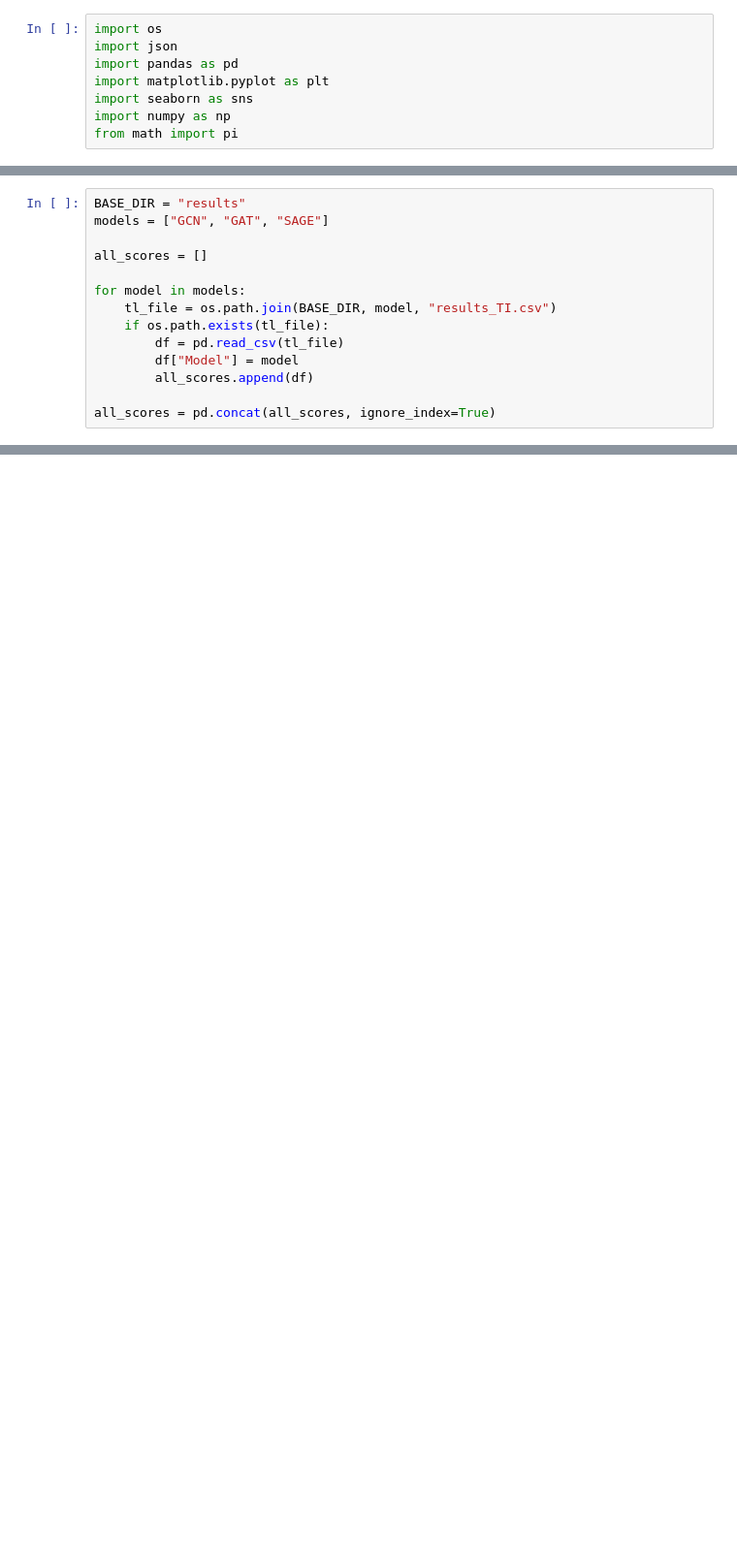
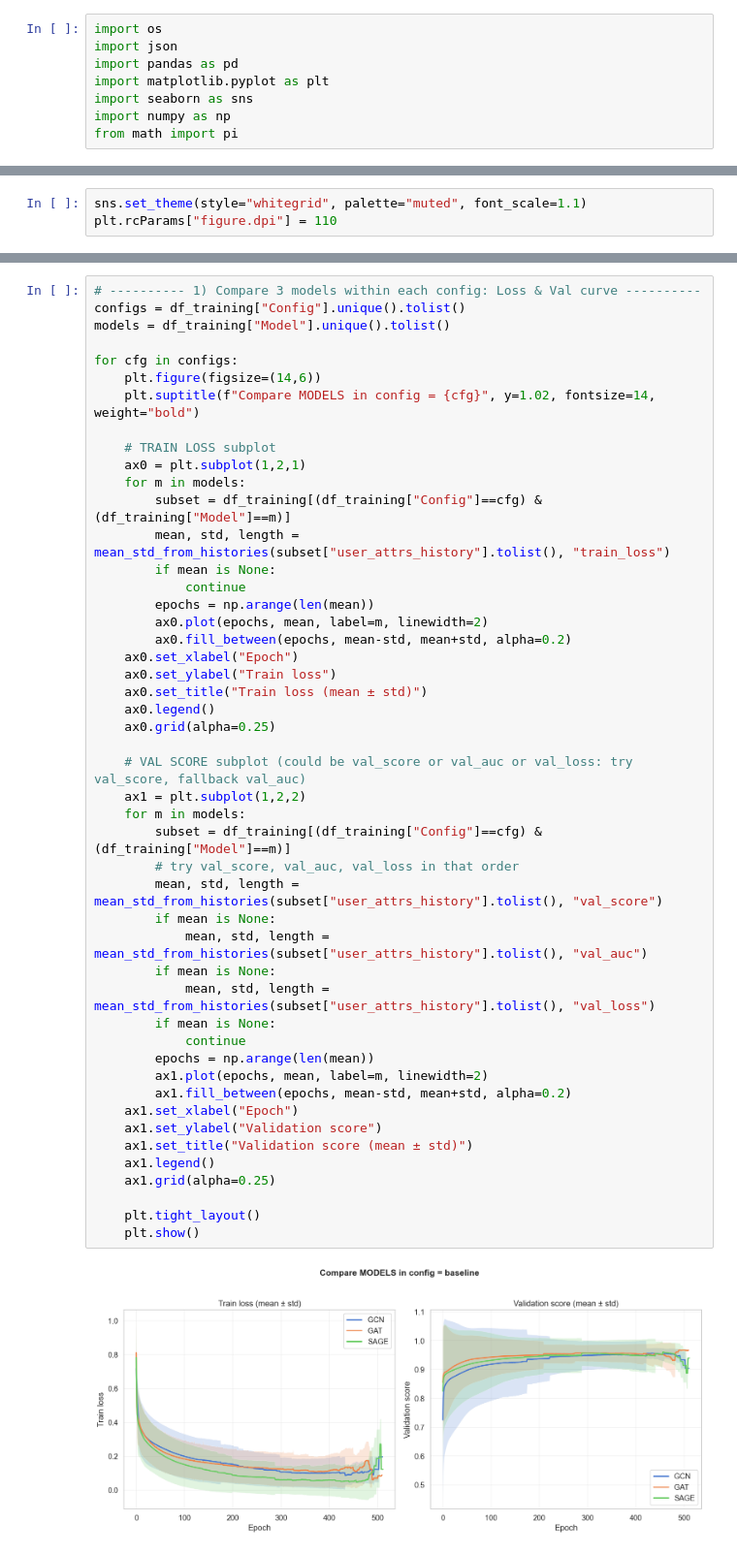
Before and after one commit to Tsun0193/Blockchain-Anomaly-Detection, a Jupyter notebook: data_visualization.ipynb, the cells around one changed output, grey strips where cells are left out. Shown at 97% size. Cells and saved outputs as stored; diff of their text form; blank space fills up the shorter version.

```diff
--- a/data_visualization.ipynb
+++ b/data_visualization.ipynb
@@ -361,14 +8,0 @@ plt.show()
-# %%
-BASE_DIR = "results"
-models = ["GCN", "GAT", "SAGE"]
-
-all_scores = []
-
-for model in models:
-    tl_file = os.path.join(BASE_DIR, model, "results_TI.csv")
-    if os.path.exists(tl_file):
-        df = pd.read_csv(tl_file)
-        df["Model"] = model
-        all_scores.append(df)
-
-all_scores = pd.concat(all_scores, ignore_index=True)
@@ -401,0 +9,3 @@ plt.show()
+# %%
+sns.set_theme(style="whitegrid", palette="muted", font_scale=1.1)
+plt.rcParams["figure.dpi"] = 110
@@ -401,0 +109,50 @@ plt.show()
+# %%
+# ---------- 1) Compare 3 models within each config: Loss & Val curve ----------
+configs = df_training["Config"].unique().tolist()
+models = df_training["Model"].unique().tolist()
+
+for cfg in configs:
+    plt.figure(figsize=(14,6))
+    plt.suptitle(f"Compare MODELS in config = {cfg}", y=1.02, fontsize=14, weight="bold")
+
+    # TRAIN LOSS subplot
+    ax0 = plt.subplot(1,2,1)
+    for m in models:
+        subset = df_training[(df_training["Config"]==cfg) & (df_training["Model"]==m)]
+        mean, std, length = mean_std_from_histories(subset["user_attrs_history"].tolist(), "train_loss")
+        if mean is None:
+            continue
+        epochs = np.arange(len(mean))
+        ax0.plot(epochs, mean, label=m, linewidth=2)
+        ax0.fill_between(epochs, mean-std, mean+std, alpha=0.2)
+    ax0.set_xlabel("Epoch")
+    ax0.set_ylabel("Train loss")
+    ax0.set_title("Train loss (mean ± std)")
+    ax0.legend()
+    ax0.grid(alpha=0.25)
+
+    # VAL SCORE subplot (could be val_score or val_auc or val_loss: try val_score, fallback val_auc)
+    ax1 = plt.subplot(1,2,2)
+    for m in models:
+        subset = df_training[(df_training["Config"]==cfg) & (df_training["Model"]==m)]
+        # try val_score, val_auc, val_loss in that order
+        mean, std, length = mean_std_from_histories(subset["user_attrs_history"].tolist(), "val_score")
+        if mean is None:
+            mean, std, length = mean_std_from_histories(subset["user_attrs_history"].tolist(), "val_auc")
+        if mean is None:
+            mean, std, length = mean_std_from_histories(subset["user_attrs_history"].tolist(), "val_loss")
+        if mean is None:
+            continue
+        epochs = np.arange(len(mean))
+        ax1.plot(epochs, mean, label=m, linewidth=2)
+        ax1.fill_between(epochs, mean-std, mean+std, alpha=0.2)
+    ax1.set_xlabel("Epoch")
+    ax1.set_ylabel("Validation score")
+    ax1.set_title("Validation score (mean ± std)")
+    ax1.legend()
+    ax1.grid(alpha=0.25)
+
+    plt.tight_layout()
+    plt.show()
+# %% [output]
+[figure, added]
```
Also changed, not shown: parts of 34 cells of this notebook, 30 other files.
